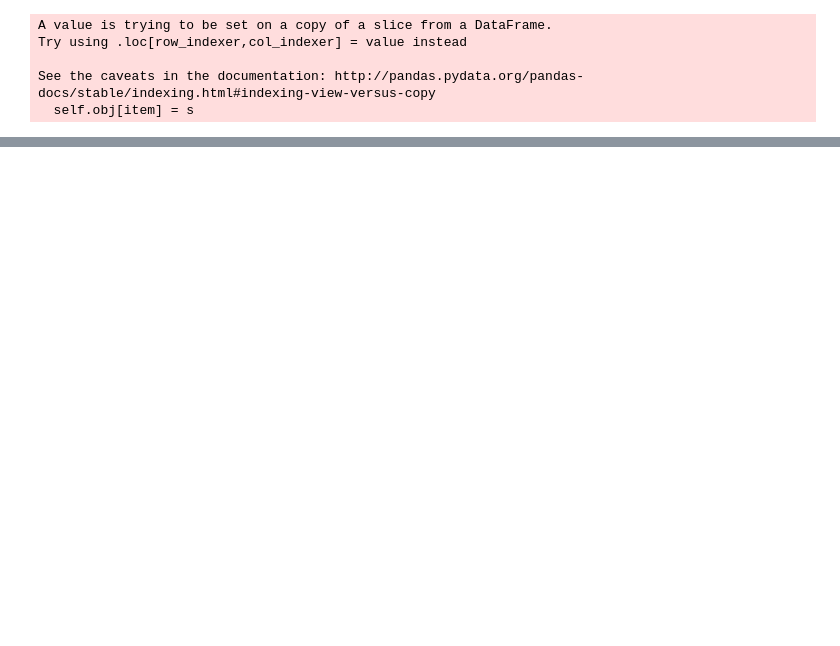
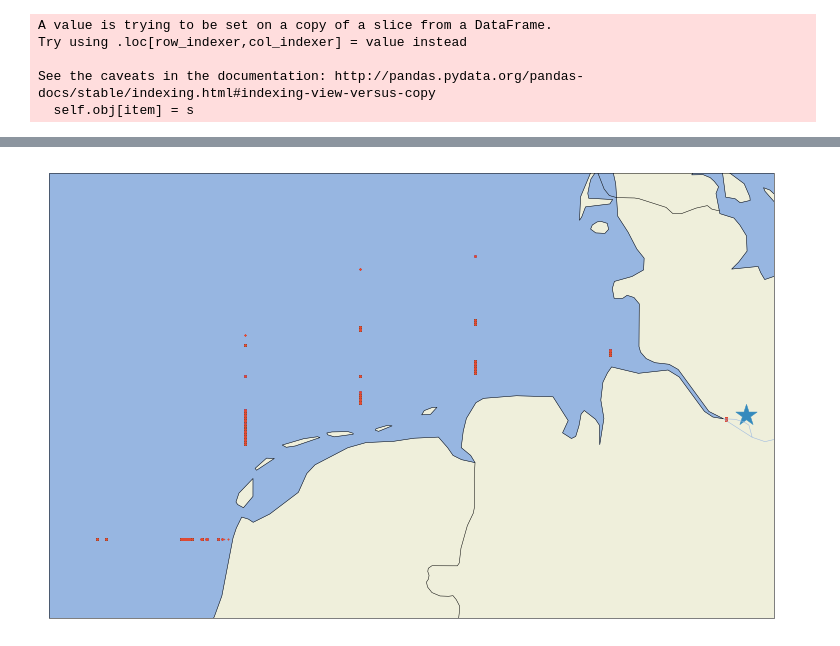
Before and after one commit to jank324/ais-predictor, a Jupyter notebook: data/filter ROT-HAM data.ipynb, the cells around one changed output, grey strips where cells are left out. Saved outputs shown, nothing was run; the diff lists cells and outputs as text; code cells hidden in the pictures; blank space fills up the shorter version.

```diff
--- a/data/filter ROT-HAM data.ipynb
+++ b/data/filter ROT-HAM data.ipynb
@@ -257,3 +223,7 @@ ais_secleav.tail()
+# %%
+aismap.plot_to_map(size = (13, 13), longitude = ais_secleav['sector_leave_lon'], latitude = ais_secleav['sector_leave_lat'])
+# %% [output]
+[figure, added]
 # %%
 ais_secleav.columns
 # %% [output]
```
Also changed, not shown: parts of 25 cells of this notebook.
